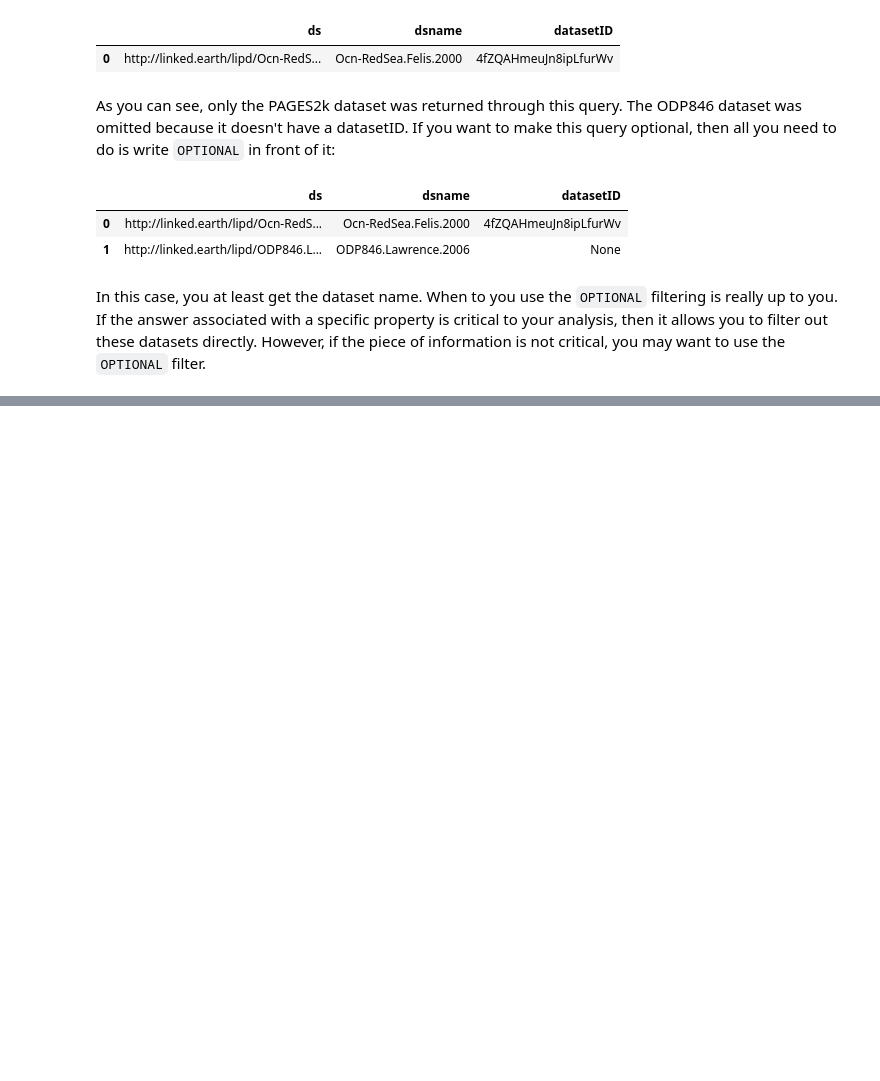
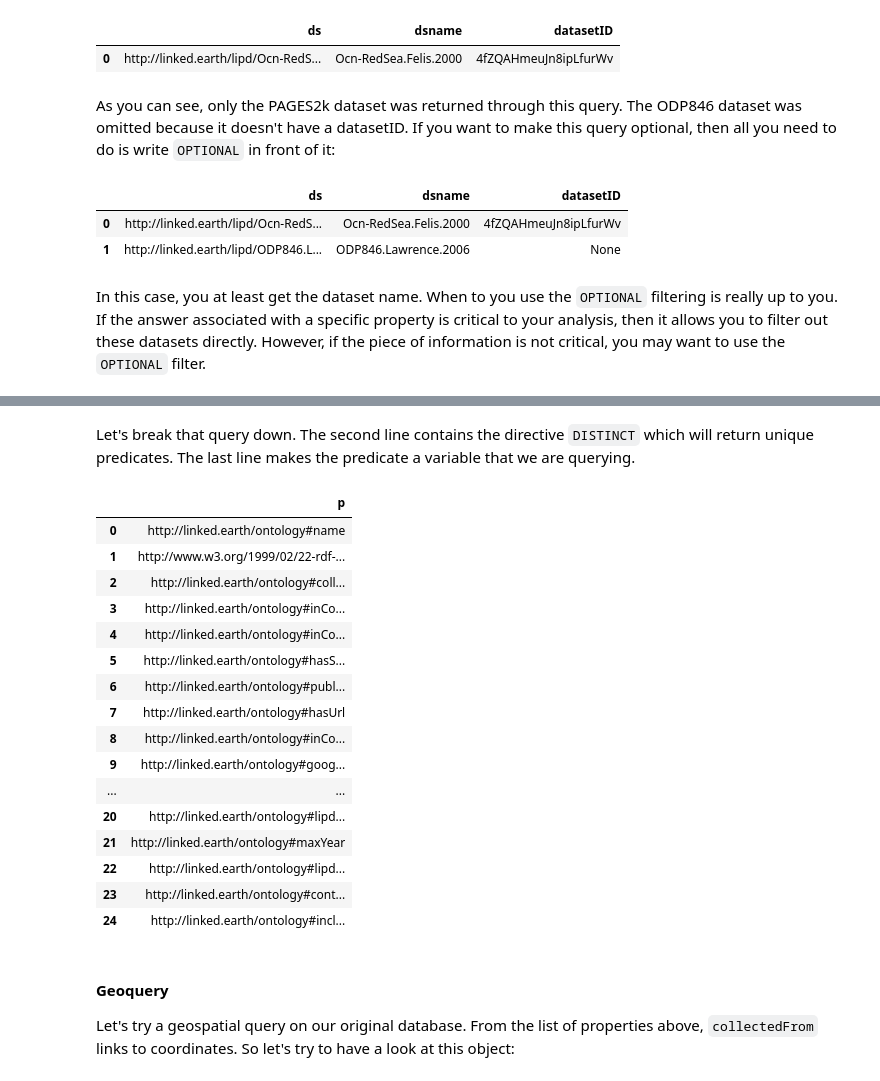
Before and after one commit to LinkedEarth/pylipdTutorials, a Jupyter notebook: notebooks/L2_custom_queries.ipynb, the cells around one changed output, grey strips where cells are left out. Drawn from its saved outputs; the diff is of its cells as text; code cells hidden in the pictures; blank space fills up the shorter version.

```diff
--- a/notebooks/L2_custom_queries.ipynb
+++ b/notebooks/L2_custom_queries.ipynb
@@ -218,0 +227,39 @@ In this case, you at least get the dataset name. When to you use the `OPTIONAL`
+# %%
+query ="""
+
+PREFIX le:<http://linked.earth/ontology#>
+
+SELECT DISTINCT ?p WHERE {
+
+?ds a le:Dataset .
+?ds ?p ?o .
+}
+"""
+# %% [markdown]
+Let's break that query down. The second line contains the directive `DISTINCT` which will return unique predicates. The last line makes the predicate a variable that we are querying.
+# %%
+_,df = D2.query(query)
+
+df
+# %% [output]
+|  | p |
+| 0 | http://linked.earth/ontology#name |
+| 1 | http://www.w3.org/1999/02/22-rdf-... |
+| 2 | http://linked.earth/ontology#coll... |
+| 3 | http://linked.earth/ontology#inCo... |
+| 4 | http://linked.earth/ontology#inCo... |
+| 5 | http://linked.earth/ontology#hasS... |
+| 6 | http://linked.earth/ontology#publ... |
+| 7 | http://linked.earth/ontology#hasUrl |
+| 8 | http://linked.earth/ontology#inCo... |
+| 9 | http://linked.earth/ontology#goog... |
+| ... | ... |
+| 20 | http://linked.earth/ontology#lipd... |
+| 21 | http://linked.earth/ontology#maxYear |
+| 22 | http://linked.earth/ontology#lipd... |
+| 23 | http://linked.earth/ontology#cont... |
+| 24 | http://linked.earth/ontology#incl... |
+# %% [markdown]
+#### Geoquery
+
+Let's try a geospatial query on our original database. From the list of properties above, `collectedFrom` links to coordinates. So let's try to have a look at this object:
```
Also changed, not shown: parts of 28 cells of this notebook, 3 other files.
